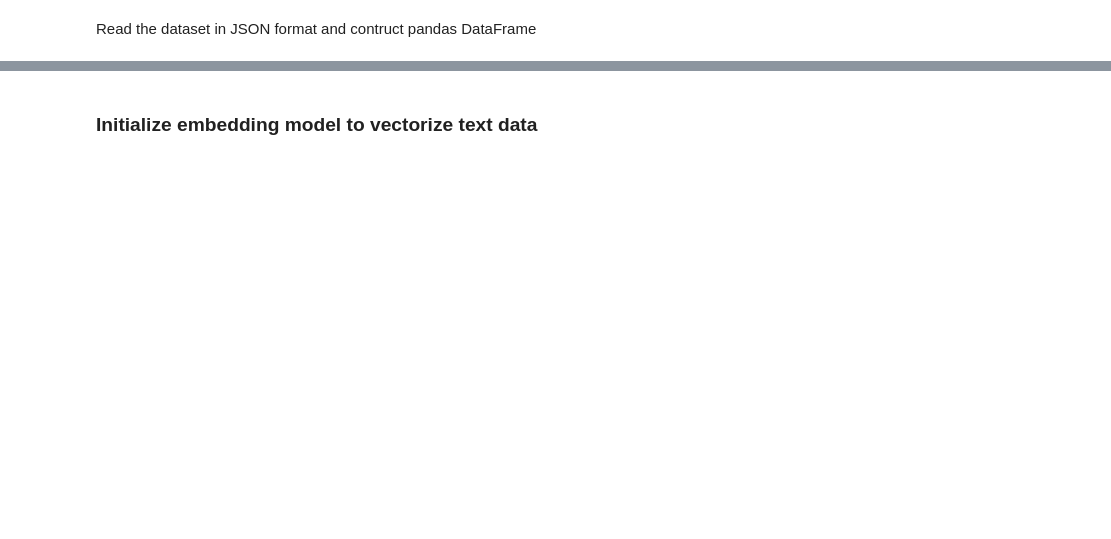
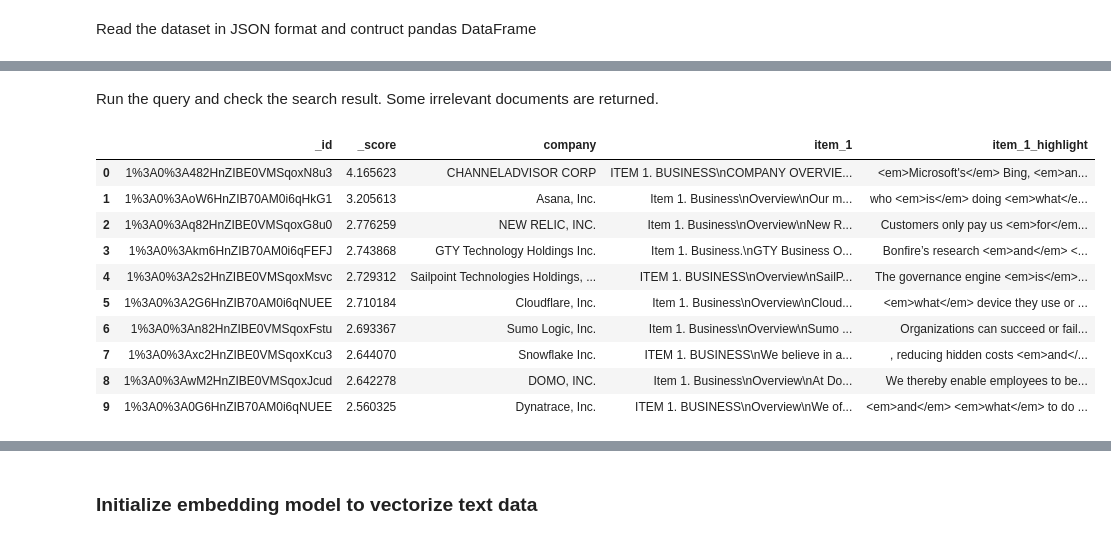
Before and after one commit to aws-samples/semantic-search-with-amazon-opensearch, a Jupyter notebook: Generative AI-powered search with Amazon OpenSearch Service.ipynb, the cells around one changed output, grey strips where cells are left out. Saved outputs shown, nothing was run; the diff lists cells and outputs as text; code cells hidden in the pictures; blank space fills up the shorter version.

Commit message:
Updated with initial changes for full text search and semantic search.

```diff
--- a/Generative AI-powered search with Amazon OpenSearch Service.ipynb
+++ b/Generative AI-powered search with Amazon OpenSearch Service.ipynb
@@ -198,0 +403,39 @@ company_filing_file_name_list
+# %% [markdown]
+Run the query and check the search result. Some irrelevant documents are returned.
+# %%
+query={
+  "size": 10,
+  "query": {
+    "match": {
+      "item_1": query_text
+    }
+  },
+  "highlight" : {
+    "pre_tags" : ["<em>"],
+    "post_tags" : ["</em>"],
+    "fields" : {
+      "item_*" : {}
+    }
+  }
+}
+res = aos_client.search(index=index_name, body=query)
+query_result=[]
+for hit in res['hits']['hits']:
+    row=[hit['_id'],hit['_score'],hit['_source']['company'],hit['_source']['item_1'], hit['highlight']['item_1'][0]]
+    query_result.append(row)
+
+query_result_df = pd.DataFrame(data=query_result,columns=["_id","_score","company","item_1","item_1_highlight"])
+pd.set_option('display.max_colwidth', 500)
+display(query_result_df)
+# %% [output]
+|  | _id | _score | company | item_1 | item_1_highlight |
+| 0 | 1%3A0%3A482HnZIBE0VMSqoxN8u3 | 4.165623 | CHANNELADVISOR CORP | ITEM 1. BUSINESS\nCOMPANY OVERVIE... | <em>Microsoft's</em> Bing, <em>an... |
+| 1 | 1%3A0%3AoW6HnZIB70AM0i6qHkG1 | 3.205613 | Asana, Inc. | Item 1. Business\nOverview\nOur m... | who <em>is</em> doing <em>what</e... |
+| 2 | 1%3A0%3Aq82HnZIBE0VMSqoxG8u0 | 2.776259 | NEW RELIC, INC. | Item 1. Business\nOverview\nNew R... | Customers only pay us <em>for</em... |
+| 3 | 1%3A0%3Akm6HnZIB70AM0i6qFEFJ | 2.743868 | GTY Technology Holdings Inc. | Item 1. Business.\nGTY Business O... | Bonfire’s research <em>and</em> <... |
+| 4 | 1%3A0%3A2s2HnZIBE0VMSqoxMsvc | 2.729312 | Sailpoint Technologies Holdings, ... | ITEM 1. BUSINESS\nOverview\nSailP... | The governance engine <em>is</em>... |
+| 5 | 1%3A0%3A2G6HnZIB70AM0i6qNUEE | 2.710184 | Cloudflare, Inc. | Item 1. Business\nOverview\nCloud... | <em>what</em> device they use or ... |
+| 6 | 1%3A0%3An82HnZIBE0VMSqoxFstu | 2.693367 | Sumo Logic, Inc. | Item 1. Business\nOverview\nSumo ... | Organizations can succeed or fail... |
+| 7 | 1%3A0%3Axc2HnZIBE0VMSqoxKcu3 | 2.644070 | Snowflake Inc. | ITEM 1. BUSINESS\nWe believe in a... | , reducing hidden costs <em>and</... |
+| 8 | 1%3A0%3AwM2HnZIBE0VMSqoxJcud | 2.642278 | DOMO, INC. | Item 1. Business\nOverview\nAt Do... | We thereby enable employees to be... |
+| 9 | 1%3A0%3A0G6HnZIB70AM0i6qNUEE | 2.560325 | Dynatrace, Inc. | ITEM 1. BUSINESS\nOverview\nWe of... | <em>and</em> <em>what</em> to do ... |
```
Also changed, not shown: parts of 90 cells of this notebook.
